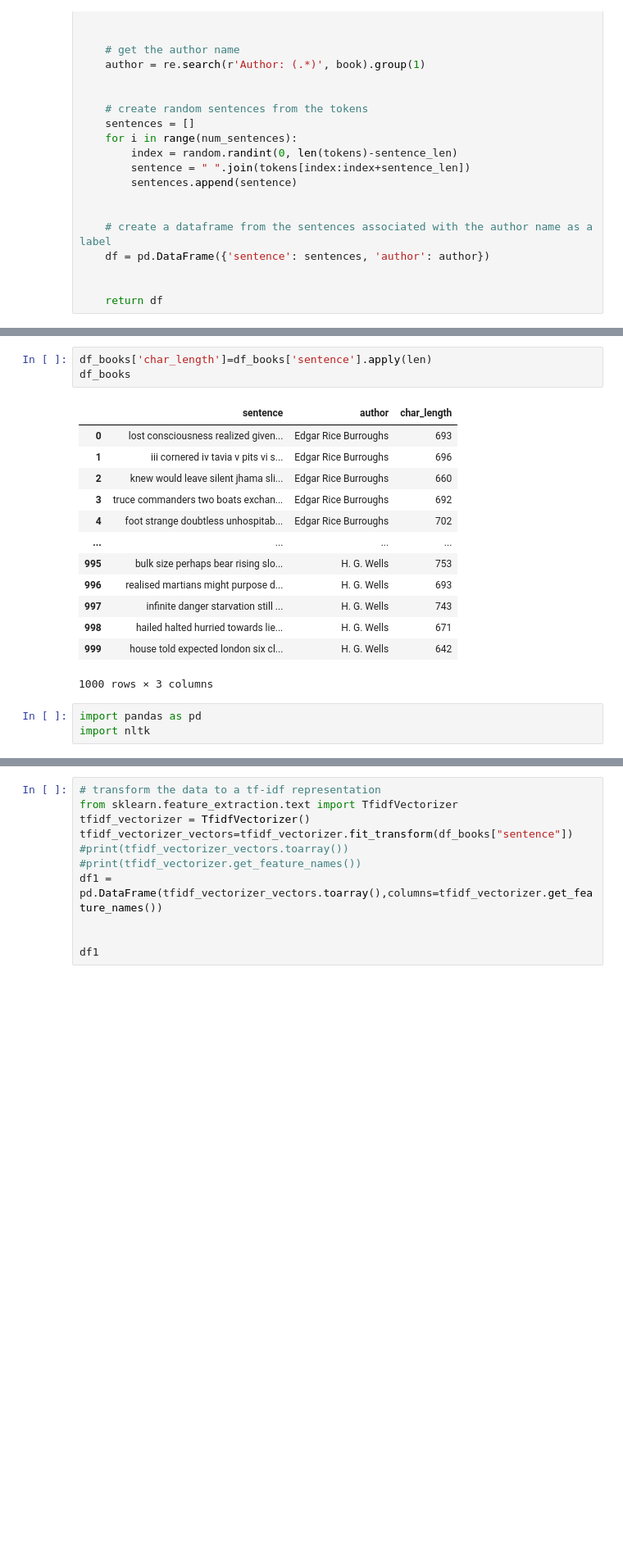
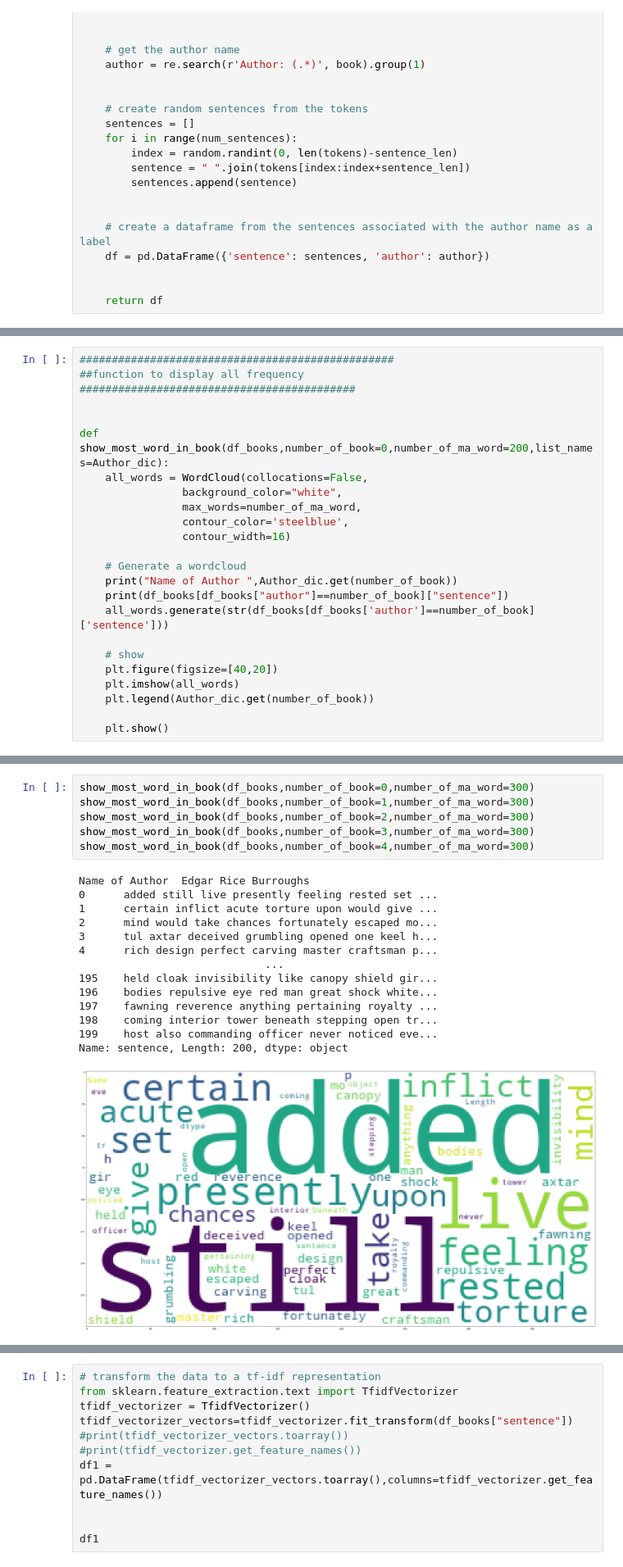
Before and after one commit to AhmedNasser916/Book-Classifaction, a Jupyter notebook: Books Classification.ipynb, the cells around one changed output, grey strips where cells are left out. Shown at 82% size. Saved outputs shown, nothing was run; the diff lists cells and outputs as text; blank space fills up the shorter version.

```diff
--- a/Books Classification.ipynb
+++ b/Books Classification.ipynb
@@ -96 +110,25 @@ The War of the Worlds.txt
+# %%
+#################################################
+##function to display all frequency
+###########################################
+
+
+def show_most_word_in_book(df_books,number_of_book=0,number_of_ma_word=200,list_names=Author_dic):
+    all_words = WordCloud(collocations=False,
+                background_color="white",
+                max_words=number_of_ma_word,
+                contour_color='steelblue',
+                contour_width=16)
+
+    # Generate a wordcloud
+    print("Name of Author ",Author_dic.get(number_of_book))
+    print(df_books[df_books["author"]==number_of_book]["sentence"])
+    all_words.generate(str(df_books[df_books['author']==number_of_book]['sentence']))
+
+    # show
+    plt.figure(figsize=[40,20])
+    plt.imshow(all_words)
+    plt.legend(Author_dic.get(number_of_book))
+
+    plt.show()
 # %%
@@ -176,20 +159,21 @@ Series([], Name: sentence, dtype: object)
-# %%
-df_books['char_length']=df_books['sentence'].apply(len)
-df_books
-# %% [output]
-|  | sentence | author | char_length |
-| 0 | lost consciousness realized given... | Edgar Rice Burroughs | 693 |
-| 1 | iii cornered iv tavia v pits vi s... | Edgar Rice Burroughs | 696 |
-| 2 | knew would leave silent jhama sli... | Edgar Rice Burroughs | 660 |
-| 3 | truce commanders two boats exchan... | Edgar Rice Burroughs | 692 |
-| 4 | foot strange doubtless unhospitab... | Edgar Rice Burroughs | 702 |
-| ... | ... | ... | ... |
-| 995 | bulk size perhaps bear rising slo... | H. G. Wells | 753 |
-| 996 | realised martians might purpose d... | H. G. Wells | 693 |
-| 997 | infinite danger starvation still ... | H. G. Wells | 743 |
-| 998 | hailed halted hurried towards lie... | H. G. Wells | 671 |
-| 999 | house told expected london six cl... | H. G. Wells | 642 |
-1000 rows × 3 columns
-# %%
-import pandas as pd
-import nltk
+# %%
+show_most_word_in_book(df_books,number_of_book=0,number_of_ma_word=300)
+show_most_word_in_book(df_books,number_of_book=1,number_of_ma_word=300)
+show_most_word_in_book(df_books,number_of_book=2,number_of_ma_word=300)
+show_most_word_in_book(df_books,number_of_book=3,number_of_ma_word=300)
+show_most_word_in_book(df_books,number_of_book=4,number_of_ma_word=300)
+# %% [output]
+Name of Author  Edgar Rice Burroughs
+0      added still live presently feeling rested set ...
+1      certain inflict acute torture upon would give ...
+2      mind would take chances fortunately escaped mo...
+3      tul axtar deceived grumbling opened one keel h...
+4      rich design perfect carving master craftsman p...
+                             ...
+195    held cloak invisibility like canopy shield gir...
+196    bodies repulsive eye red man great shock white...
+197    fawning reverence anything pertaining royalty ...
+198    coming interior tower beneath stepping open tr...
+199    host also commanding officer never noticed eve...
+Name: sentence, Length: 200, dtype: object
+[figure, added]
```
Also changed, not shown: parts of 18 cells of this notebook.
